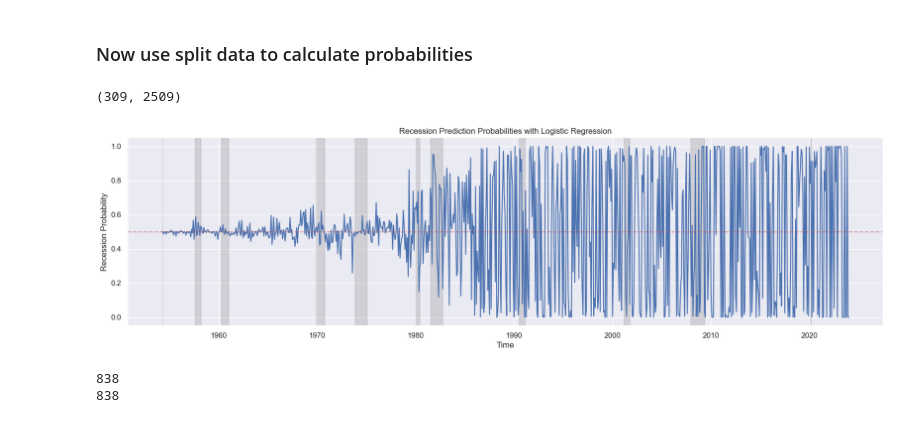
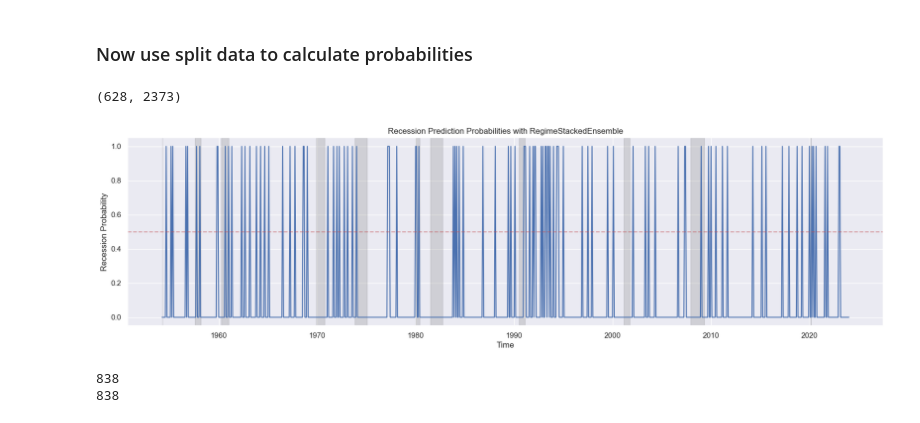
Before and after one commit to jonkerr/bug-free-palm-tree, a Jupyter notebook: recessions.ipynb, the cells around one changed output. Cells and saved outputs as stored; diff of their text form; code cells hidden in the pictures.

Commit message:
Updated recessions.ipynb to use stacked_ensemble model for best choice each time

```diff
--- a/recessions.ipynb
+++ b/recessions.ipynb
@@ -84,15 +84,15 @@ sample_range = pd.date_range(start = recession_df.index[0], end = recession_df.i
 # %% [markdown]
 ### Now use split data to calculate probabilities
 # %%
-data = get_training_data(target='Regime', feature_type='lasso',  verbose=False, split_type='date')
+data = get_training_data(target='Regime', feature_type=None,  verbose=False, split_type='std')
 
 # get test/train sets
 X_train, y_train = data["X_train"], data["y_train"].values.ravel()
 X_test, y_test = data["X_test"], data["y_test"].values.ravel()
+
+X_train.shape
+# %% [output]
+(628, 2373)
-# %%
-X_train.shape
-# %% [output]
-(309, 2509)
 # %%
 def plot_recession_probabilities(model, name):
   '''
@@ -131,10 +131,12 @@ def plot_recession_probabilities(model, name):
   print(len(prob_predictions))
 # %%
 # Create and fit a logistic regression model
-LR = LogisticRegression(class_weight='balanced', random_state=42)
-LR.fit(X_train, y_train)
-plot_recession_probabilities(LR, 'Logistic Regression')
+from stacked_ensemble import RegimeStackedEnsemble
+
+model = RegimeStackedEnsemble(verbose=False)
+model.fit(X_train, y_train)
+plot_recession_probabilities(model, 'RegimeStackedEnsemble')
 # %% [output]
-[figure, old version]
+[figure, new version]
 838
 838
```
Also changed, not shown: 1 other file.
